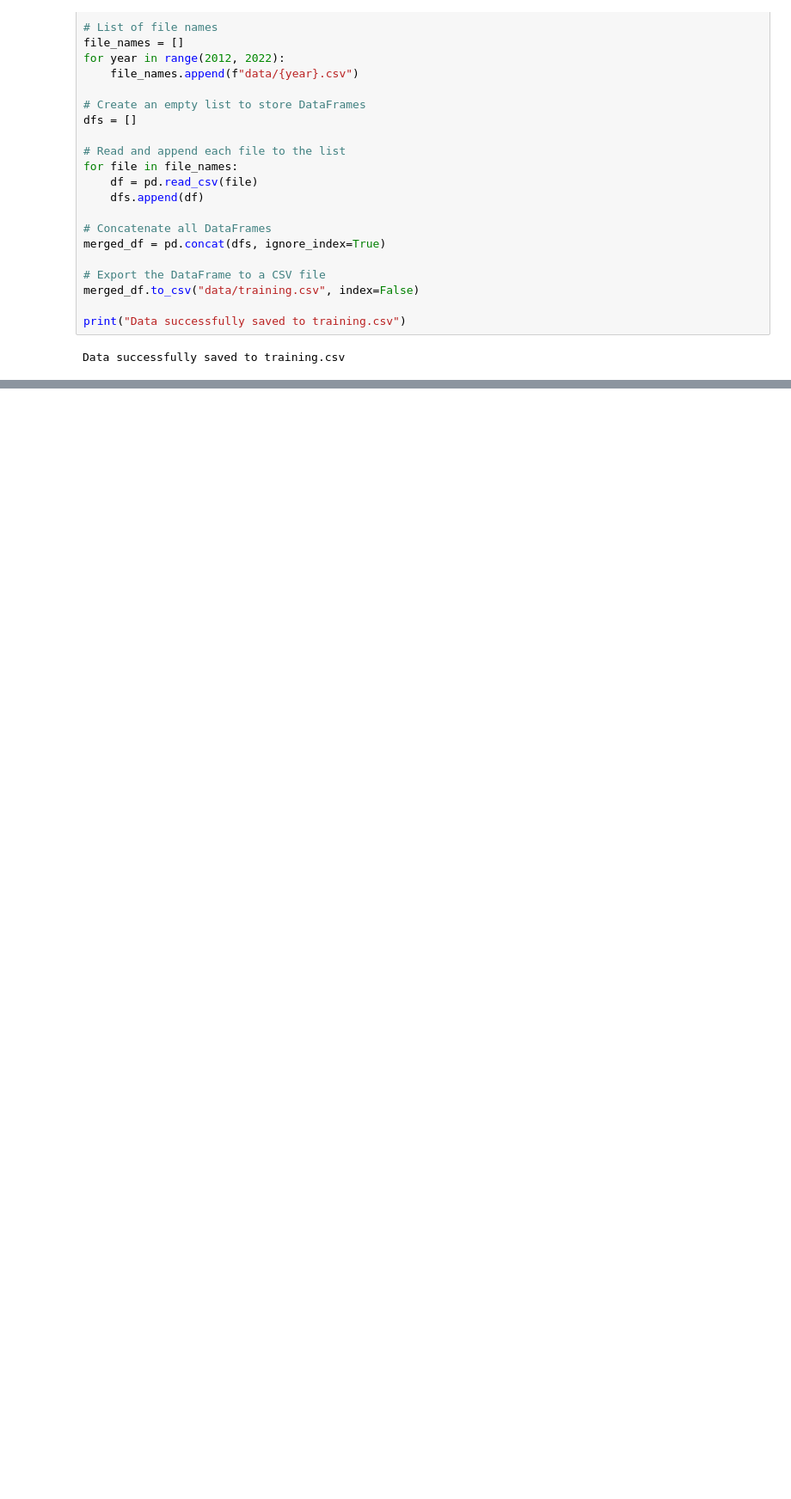
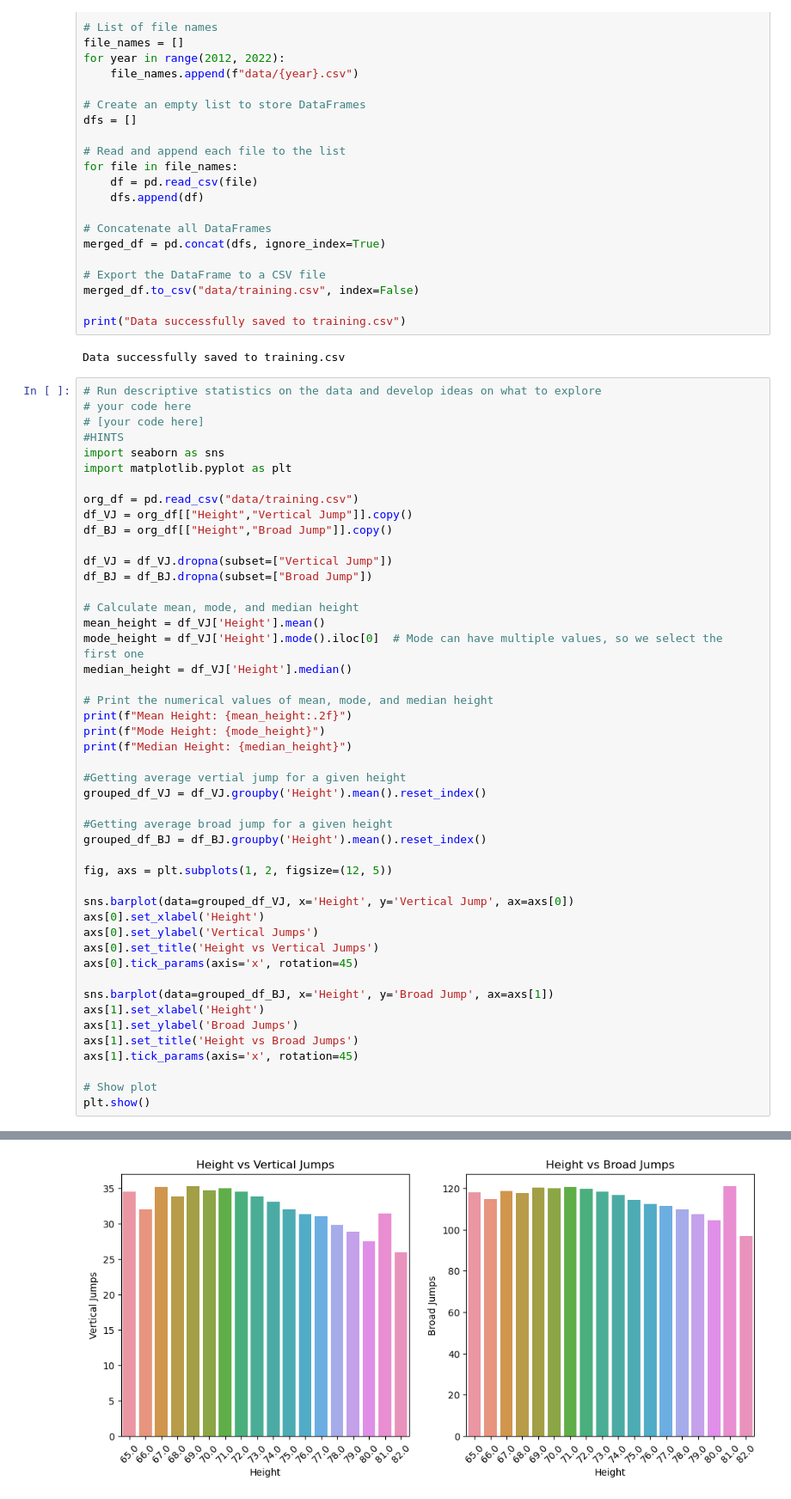
Before and after one commit to Vishwa-Sheth/Predict_the_NFL_cut, a Jupyter notebook: new_scraper.ipynb, the cells around one changed output, grey strips where cells are left out. Shown: that part at 86% size. Saved outputs shown, nothing was run; the diff lists cells and outputs as text; blank space fills up the shorter version.

Commit message:
Added some visualizations

```diff
--- a/new_scraper.ipynb
+++ b/new_scraper.ipynb
@@ -315,3 +315,51 @@ merged_df.to_csv("data/training.csv", index=False)
 print("Data successfully saved to training.csv")
 # %% [output]
 Data successfully saved to training.csv
+# %%
+# Run descriptive statistics on the data and develop ideas on what to explore
+# your code here
+# [your code here]
+#HINTS
+import seaborn as sns
+import matplotlib.pyplot as plt
+
+org_df = pd.read_csv("data/training.csv")
+df_VJ = org_df[["Height","Vertical Jump"]].copy()
+df_BJ = org_df[["Height","Broad Jump"]].copy()
+
+df_VJ = df_VJ.dropna(subset=["Vertical Jump"])
+df_BJ = df_BJ.dropna(subset=["Broad Jump"])
+
+# Calculate mean, mode, and median height
+mean_height = df_VJ['Height'].mean()
+mode_height = df_VJ['Height'].mode().iloc[0]  # Mode can have multiple values, so we select the first one
+median_height = df_VJ['Height'].median()
+
+# Print the numerical values of mean, mode, and median height
+print(f"Mean Height: {mean_height:.2f}")
+print(f"Mode Height: {mode_height}")
+print(f"Median Height: {median_height}")
+
+#Getting average vertial jump for a given height
+grouped_df_VJ = df_VJ.groupby('Height').mean().reset_index()
+
+#Getting average broad jump for a given height
+grouped_df_BJ = df_BJ.groupby('Height').mean().reset_index()
+
+fig, axs = plt.subplots(1, 2, figsize=(12, 5))
+
+sns.barplot(data=grouped_df_VJ, x='Height', y='Vertical Jump', ax=axs[0])
+axs[0].set_xlabel('Height')
+axs[0].set_ylabel('Vertical Jumps')
+axs[0].set_title('Height vs Vertical Jumps')
+axs[0].tick_params(axis='x', rotation=45)
+
+sns.barplot(data=grouped_df_BJ, x='Height', y='Broad Jump', ax=axs[1])
+axs[1].set_xlabel('Height')
+axs[1].set_ylabel('Broad Jumps')
+axs[1].set_title('Height vs Broad Jumps')
+axs[1].tick_params(axis='x', rotation=45)
+
+# Show plot
+plt.show()
+# %% [output]
@@ -317,0 +369 @@ Data successfully saved to training.csv
+[figure, added]
```
Also changed, not shown: parts of 3 cells of this notebook.
